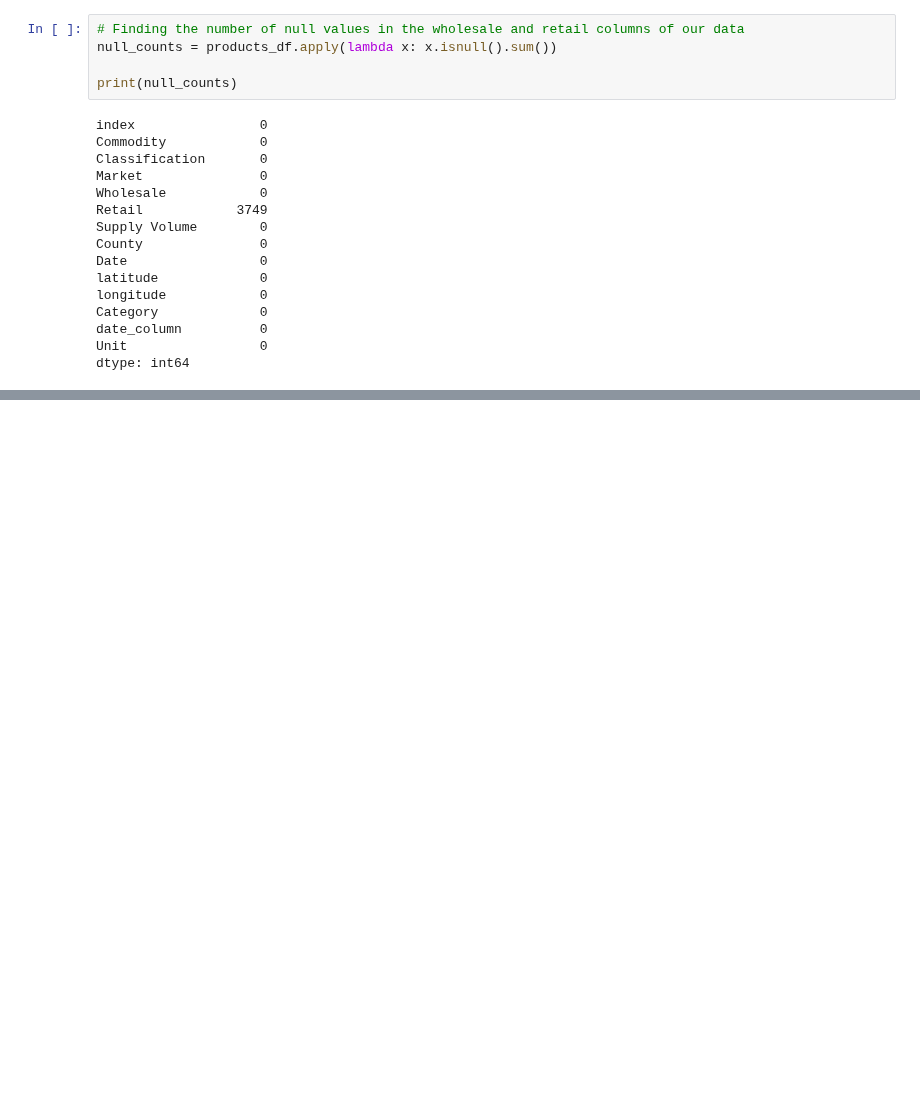
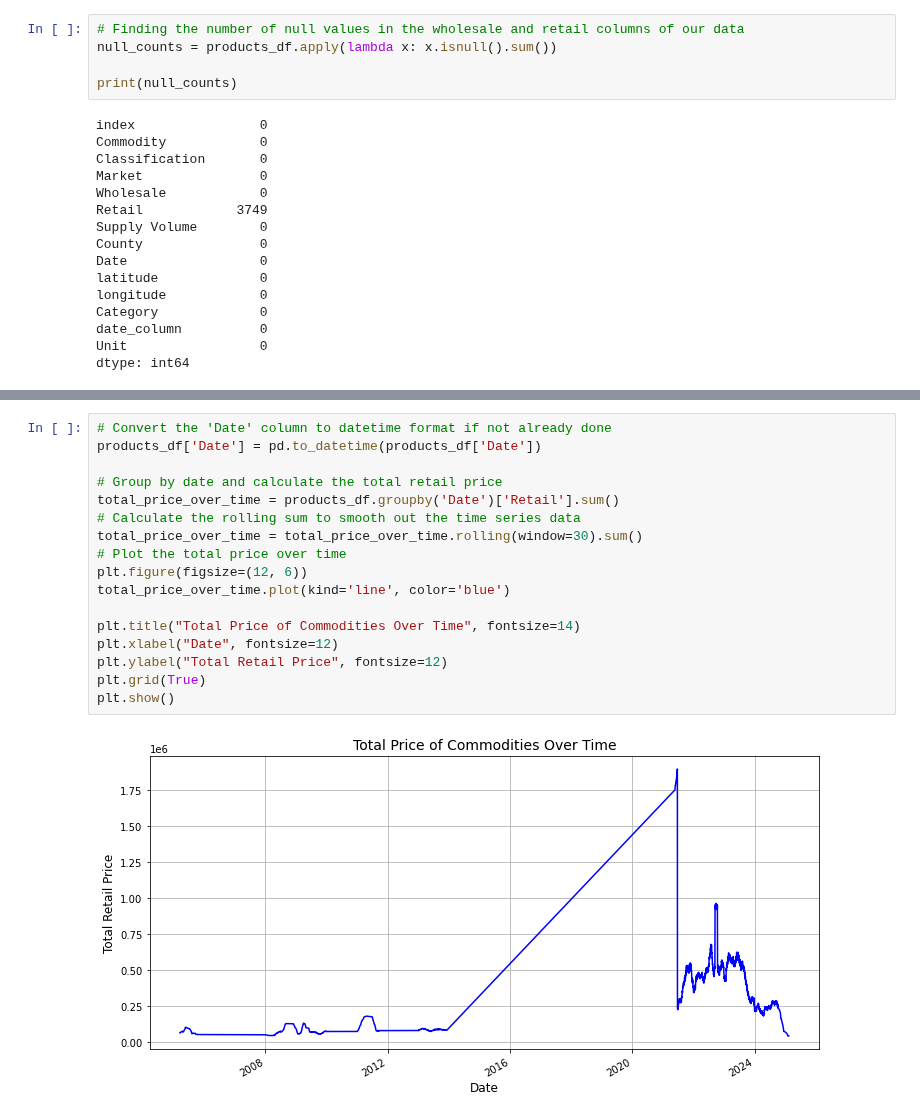
Before and after one commit to Logan-BCM/AgriPriceForecast-Kenya, a Jupyter notebook: Project.ipynb, the cells around one changed output, grey strips where cells are left out. Drawn from its saved outputs; the diff is of its cells as text; blank space fills up the shorter version.

```diff
--- a/Project.ipynb
+++ b/Project.ipynb
@@ -733,0 +807,19 @@ dtype: int64
+# %%
+# Convert the 'Date' column to datetime format if not already done
+products_df['Date'] = pd.to_datetime(products_df['Date'])
+
+# Group by date and calculate the total retail price
+total_price_over_time = products_df.groupby('Date')['Retail'].sum()
+# Calculate the rolling sum to smooth out the time series data
+total_price_over_time = total_price_over_time.rolling(window=30).sum()
+# Plot the total price over time
+plt.figure(figsize=(12, 6))
+total_price_over_time.plot(kind='line', color='blue')
+
+plt.title("Total Price of Commodities Over Time", fontsize=14)
+plt.xlabel("Date", fontsize=12)
+plt.ylabel("Total Retail Price", fontsize=12)
+plt.grid(True)
+plt.show()
+# %% [output]
+[figure, added]
```
Also changed, not shown: parts of 15 cells of this notebook.
